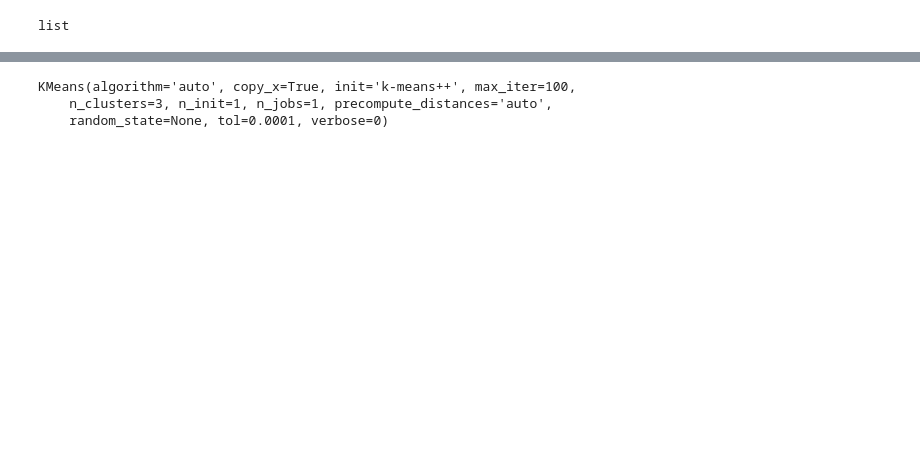
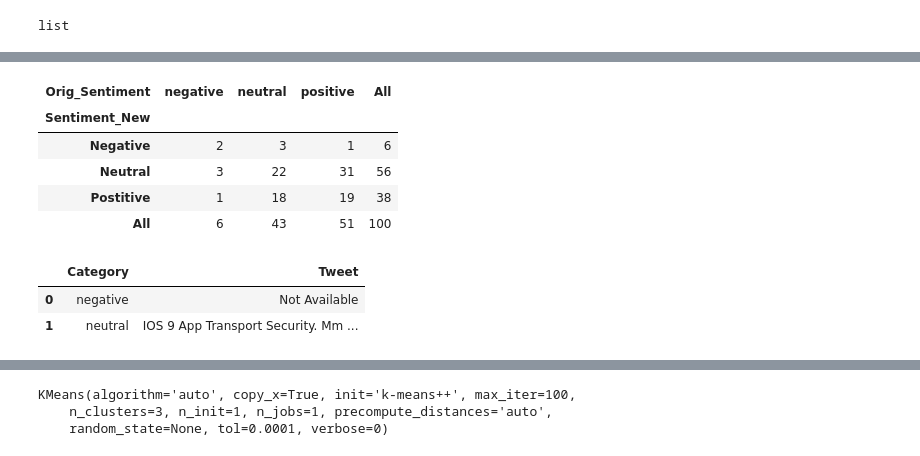
Before and after one commit to krisgop2010/Analytics, a Jupyter notebook: TextAnalytics/TwitterAnalysisAssignmentLatest.ipynb, the cells around one changed output, grey strips where cells are left out. Drawn from its saved outputs; the diff is of its cells as text; code cells hidden in the pictures; blank space fills up the shorter version.

```diff
--- a/TextAnalytics/TwitterAnalysisAssignmentLatest.ipynb
+++ b/TextAnalytics/TwitterAnalysisAssignmentLatest.ipynb
@@ -136,0 +183,9 @@ for index in range(n):
+# %%
+pd.crosstab(lex_df_100['Sentiment_New'],lex_df_100['Orig_Sentiment'],margins=True)
+# %% [output]
+| Orig_Sentiment | negative | neutral | positive | All |
+| Sentiment_New |  |  |  |  |
+| Negative | 2 | 3 | 1 | 6 |
+| Neutral | 3 | 22 | 31 | 56 |
+| Postitive | 1 | 18 | 19 | 38 |
+| All | 6 | 43 | 51 | 100 |
@@ -136,0 +208,6 @@ for index in range(n):
+# %%
+df.head(2)
+# %% [output]
+|  | Category | Tweet |
+| 0 | negative | Not Available |
+| 1 | neutral | IOS 9 App Transport Security. Mm ... |
```
Also changed, not shown: parts of 88 cells of this notebook.
